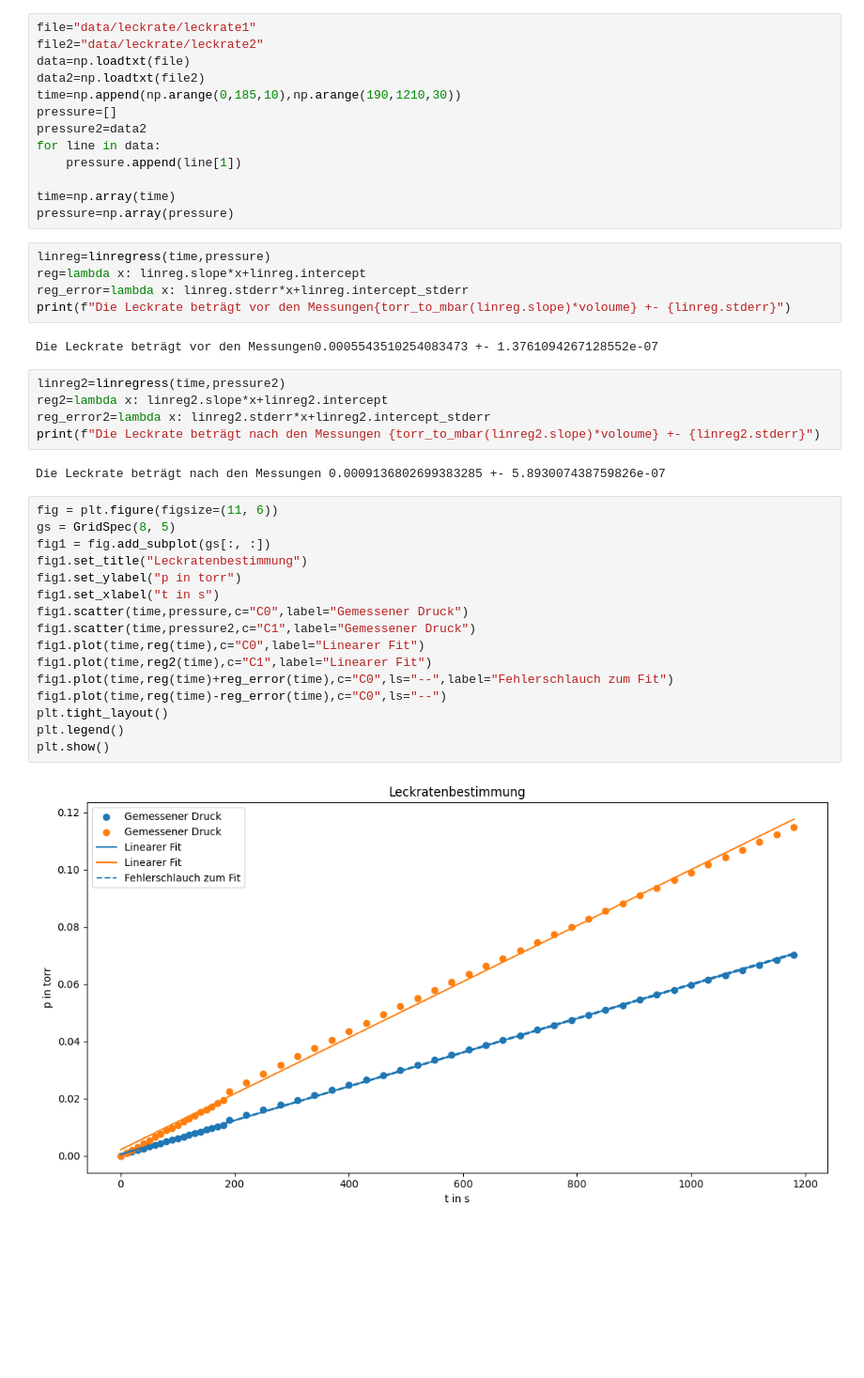
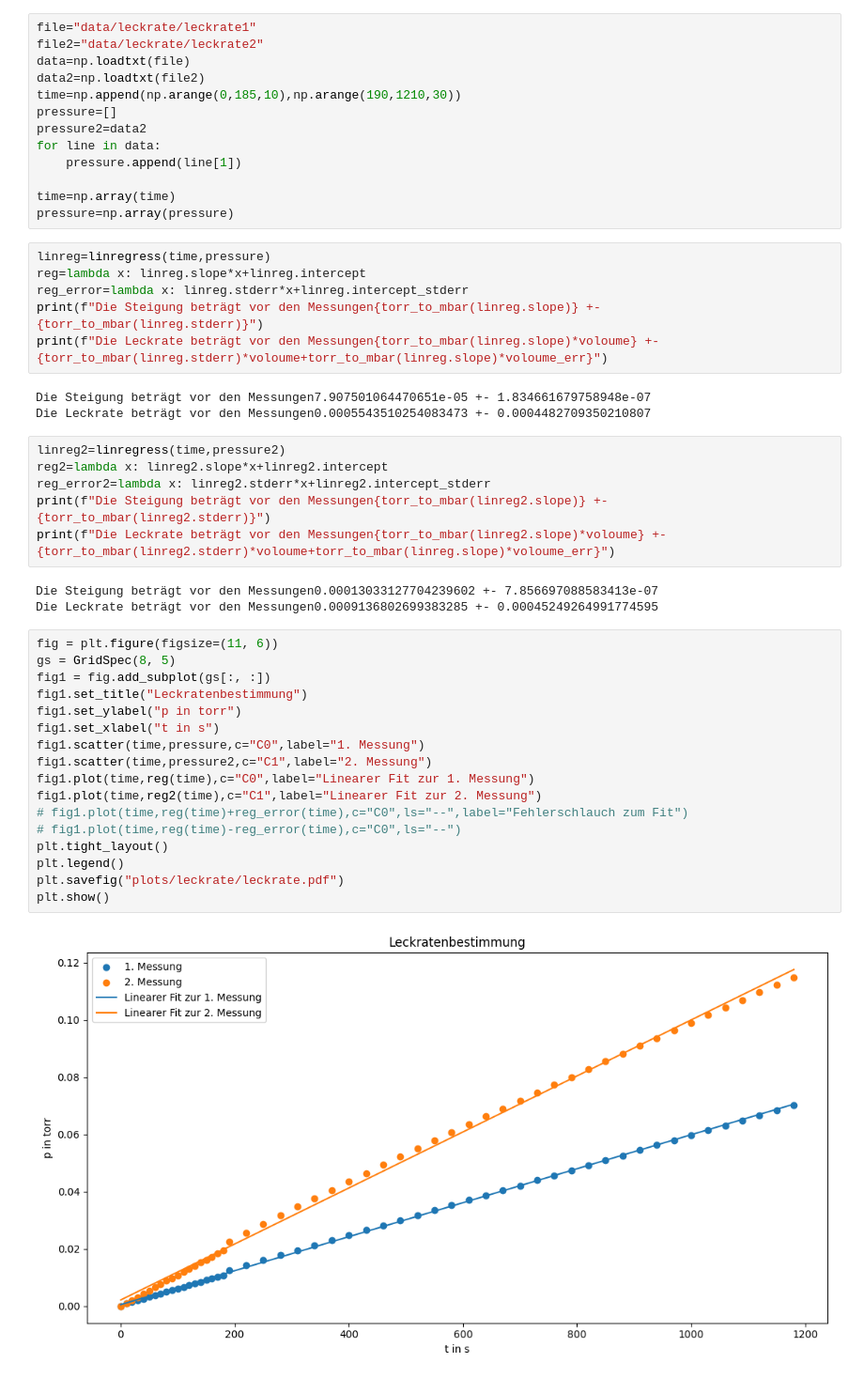
Before and after one commit to hannes-ebe/F-Prak-B, a Jupyter notebook: Vakuumtechnik/leckrate.ipynb, the cells around one changed output. Shown at 94% size. Drawn from its saved outputs; the diff is of its cells as text; blank space fills up the shorter version.

```diff
--- a/Vakuumtechnik/leckrate.ipynb
+++ b/Vakuumtechnik/leckrate.ipynb
@@ -45,31 +45,36 @@ pressure=np.array(pressure)
 linreg=linregress(time,pressure)
 reg=lambda x: linreg.slope*x+linreg.intercept
 reg_error=lambda x: linreg.stderr*x+linreg.intercept_stderr
-print(f"Die Leckrate beträgt vor den Messungen{torr_to_mbar(linreg.slope)*voloume} +- {linreg.stderr}")
+print(f"Die Steigung beträgt vor den Messungen{torr_to_mbar(linreg.slope)} +- {torr_to_mbar(linreg.stderr)}")
+print(f"Die Leckrate beträgt vor den Messungen{torr_to_mbar(linreg.slope)*voloume} +- {torr_to_mbar(linreg.stderr)*voloume+torr_to_mbar(linreg.slope)*voloume_err}")
 # %% [output]
-Die Leckrate beträgt vor den Messungen0.0005543510254083473 +- 1.3761094267128552e-07
+Die Steigung beträgt vor den Messungen7.907501064470651e-05 +- 1.834661679758948e-07
+Die Leckrate beträgt vor den Messungen0.0005543510254083473 +- 0.0004482709350210807
 # %%
 linreg2=linregress(time,pressure2)
 reg2=lambda x: linreg2.slope*x+linreg2.intercept
 reg_error2=lambda x: linreg2.stderr*x+linreg2.intercept_stderr
-print(f"Die Leckrate beträgt nach den Messungen {torr_to_mbar(linreg2.slope)*voloume} +- {linreg2.stderr}")
+print(f"Die Steigung beträgt vor den Messungen{torr_to_mbar(linreg2.slope)} +- {torr_to_mbar(linreg2.stderr)}")
+print(f"Die Leckrate beträgt vor den Messungen{torr_to_mbar(linreg2.slope)*voloume} +- {torr_to_mbar(linreg2.stderr)*voloume+torr_to_mbar(linreg.slope)*voloume_err}")
 # %% [output]
-Die Leckrate beträgt nach den Messungen 0.0009136802699383285 +- 5.893007438759826e-07
+Die Steigung beträgt vor den Messungen0.00013033127704239602 +- 7.856697088583413e-07
+Die Leckrate beträgt vor den Messungen0.0009136802699383285 +- 0.00045249264991774595
 # %%
 fig = plt.figure(figsize=(11, 6))
 gs = GridSpec(8, 5)
 fig1 = fig.add_subplot(gs[:, :])
 fig1.set_title("Leckratenbestimmung")
 fig1.set_ylabel("p in torr")
 fig1.set_xlabel("t in s")
-fig1.scatter(time,pressure,c="C0",label="Gemessener Druck")
-fig1.scatter(time,pressure2,c="C1",label="Gemessener Druck")
-fig1.plot(time,reg(time),c="C0",label="Linearer Fit")
-fig1.plot(time,reg2(time),c="C1",label="Linearer Fit")
-fig1.plot(time,reg(time)+reg_error(time),c="C0",ls="--",label="Fehlerschlauch zum Fit")
-fig1.plot(time,reg(time)-reg_error(time),c="C0",ls="--")
+fig1.scatter(time,pressure,c="C0",label="1. Messung")
+fig1.scatter(time,pressure2,c="C1",label="2. Messung")
+fig1.plot(time,reg(time),c="C0",label="Linearer Fit zur 1. Messung")
+fig1.plot(time,reg2(time),c="C1",label="Linearer Fit zur 2. Messung")
+# fig1.plot(time,reg(time)+reg_error(time),c="C0",ls="--",label="Fehlerschlauch zum Fit")
+# fig1.plot(time,reg(time)-reg_error(time),c="C0",ls="--")
 plt.tight_layout()
 plt.legend()
+plt.savefig("plots/leckrate/leckrate.pdf")
 plt.show()
 # %% [output]
-[figure, old version]
+[figure, new version]
```
Also changed, not shown: 1 other file.
